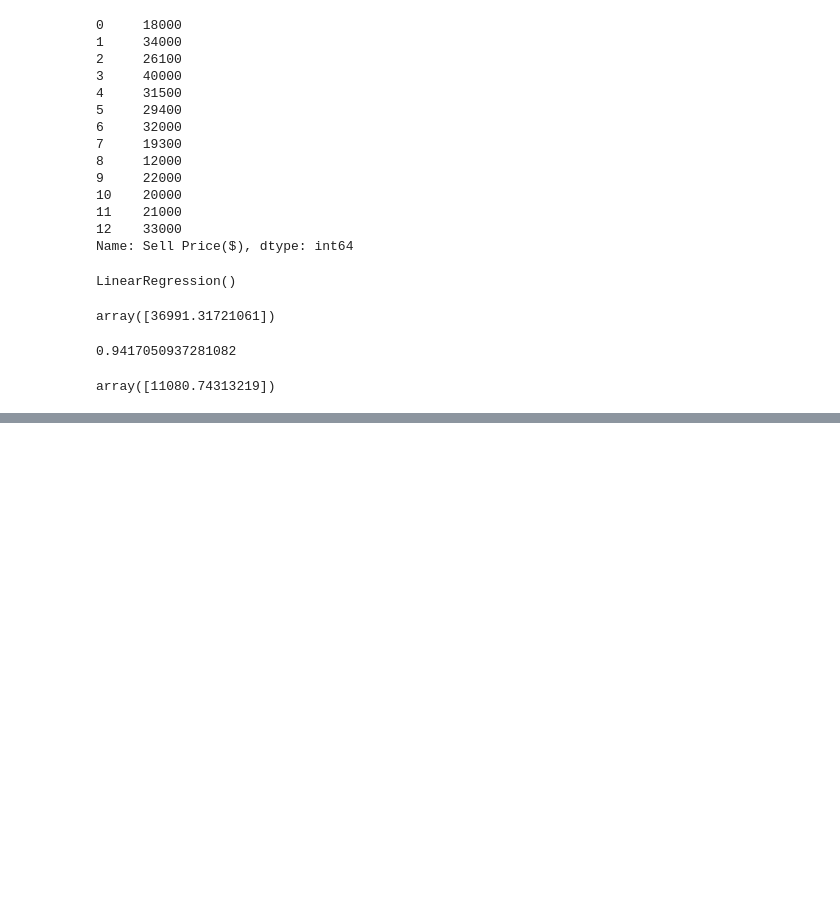
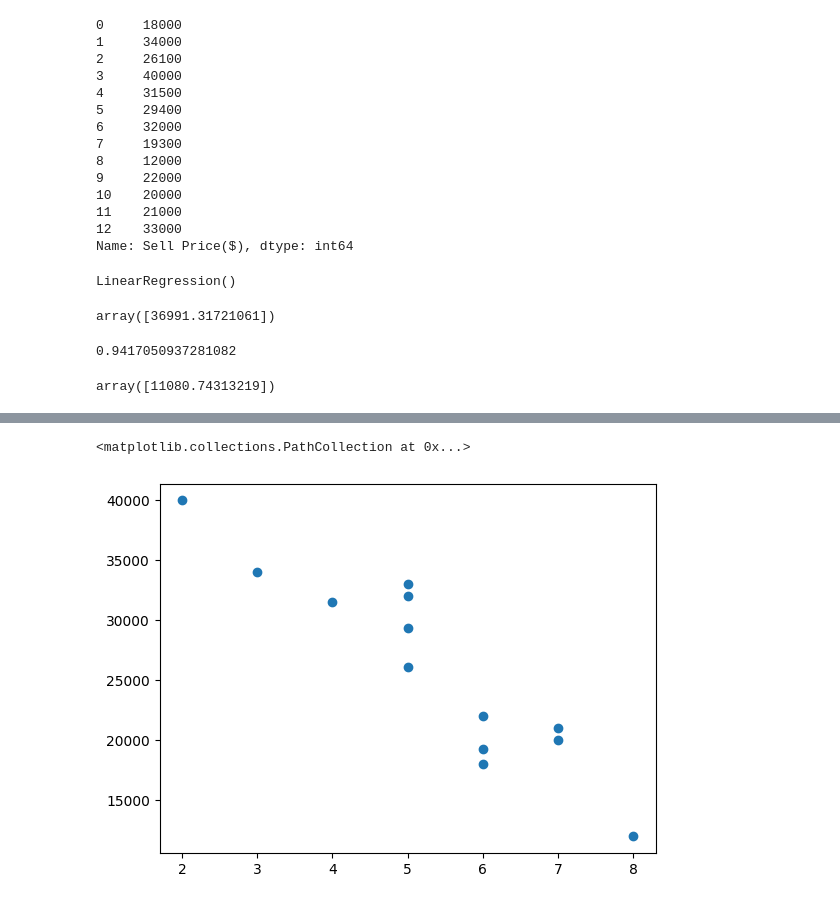
Before and after one commit to ayobamialimi/DataScienceEcosystem, a Jupyter notebook: Multivariate_Dummy_Variables.ipynb, the cells around one changed output, grey strips where cells are left out. Saved outputs shown, nothing was run; the diff lists cells and outputs as text; code cells hidden in the pictures; blank space fills up the shorter version.

```diff
--- a/Multivariate_Dummy_Variables.ipynb
+++ b/Multivariate_Dummy_Variables.ipynb
@@ -135,0 +145,5 @@ array([11080.74313219])
+# %%
+plt.scatter(df['Age(yrs)'],df['Sell Price($)'])
+# %% [output]
+<matplotlib.collections.PathCollection at 0x...>
+[figure, added]
```
Also changed, not shown: parts of 17 cells of this notebook.
